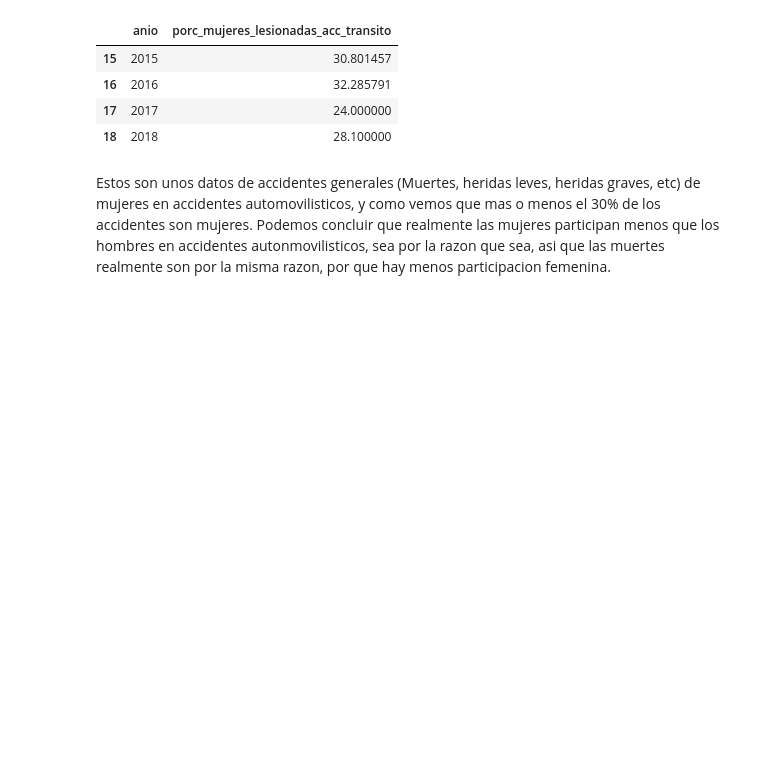
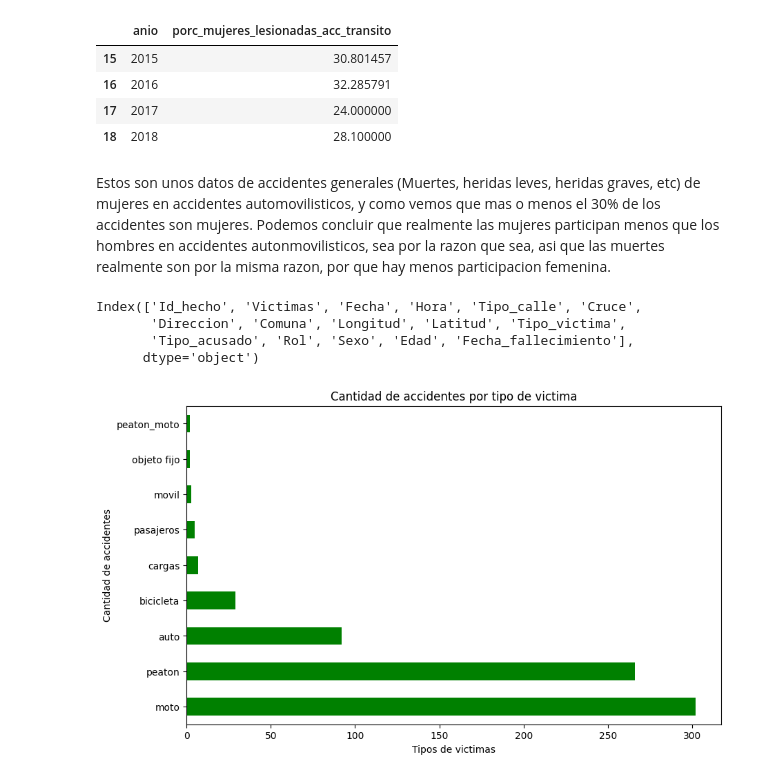
Before and after one commit to Tototastico/DataAnalysis-Accidentes-Viales, a Jupyter notebook: Notebooks/EDA.ipynb, the cells around one changed output. Saved outputs shown, nothing was run; the diff lists cells and outputs as text; code cells hidden in the pictures; blank space fills up the shorter version.

```diff
--- a/Notebooks/EDA.ipynb
+++ b/Notebooks/EDA.ipynb
@@ -124,3 +124,20 @@ mujeres.head()
 | 18 | 2018 | 28.100000 |
 # %% [markdown]
 Estos son unos datos de accidentes generales (Muertes, heridas leves, heridas graves, etc) de mujeres en accidentes automovilisticos, y como vemos que mas o menos el 30% de los accidentes son mujeres. Podemos concluir que realmente las mujeres participan menos que los hombres en accidentes autonmovilisticos, sea por la razon que sea, asi que las muertes realmente son por la misma razon, por que hay menos participacion femenina.
+# %%
+merge.columns
+# %% [output]
+Index(['Id_hecho', 'Victimas', 'Fecha', 'Hora', 'Tipo_calle', 'Cruce',
+       'Direccion', 'Comuna', 'Longitud', 'Latitud', 'Tipo_victima',
+       'Tipo_acusado', 'Rol', 'Sexo', 'Edad', 'Fecha_fallecimiento'],
+      dtype='object')
+# %%
+plt.figure(figsize=(10,6))
+data = merge.Tipo_victima.value_counts()
+data.plot(kind='barh',color='green')
+plt.xlabel('Tipos de victimas')
+plt.ylabel('Cantidad de accidentes')
+plt.title('Cantidad de accidentes por tipo de victima')
+plt.show()
+# %% [output]
+[figure, added]
```
Also changed, not shown: parts of 4 cells of this notebook, 3 other files.
